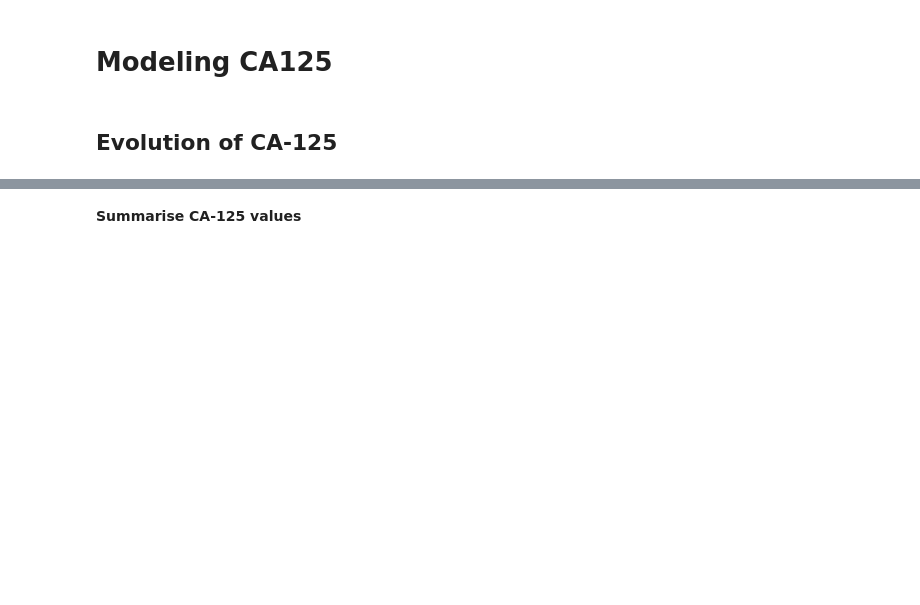
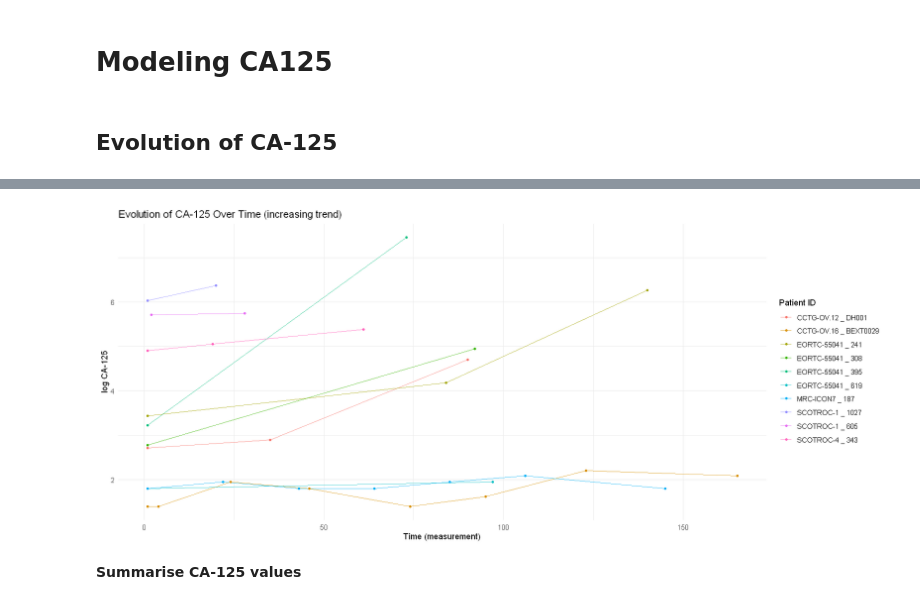
Before and after one commit to Kodro23/Surrogacy_evaluation_CA125, a Jupyter notebook: notebooks/CA125.ipynb, the cells around one changed output, grey strips where cells are left out. Cells and saved outputs as stored; diff of their text form; code cells hidden in the pictures; blank space fills up the shorter version.

```diff
--- a/notebooks/CA125.ipynb
+++ b/notebooks/CA125.ipynb
@@ -156,22 +197,24 @@ ggplot(subset_data, aes(x = time_ca125, y = log_ca125, color = id, group = id))
 # %%
 selected_ids <- df_180[df_180$trend_cat=="increasing",] %>%
   distinct(id) %>%
   sample_n(10) %>%
   pull(id)
-subset_data <- df_90%>%
+subset_data <- df_180%>%
   filter(id %in% selected_ids)
 # Plot longitudinal biomarker evolution
 ggplot(subset_data, aes(x = time_ca125, y = log_ca125, color = id, group = id)) +
   geom_line(alpha = 0.7) +
   geom_point(size = 1) +
   labs(
     title = "Evolution of CA-125 Over Time (increasing trend)",
     x = "Time (measurement)",
     y = "log CA-125",
     color = "Patient ID"
   ) +
   theme_minimal() +
   theme(legend.position = "right")
+# %% [output]
+[figure, added]
 # %% [markdown]
 **Summarise CA-125 values**
 # %%
```
Also changed, not shown: parts of 13 cells of this notebook, 4 other files.
